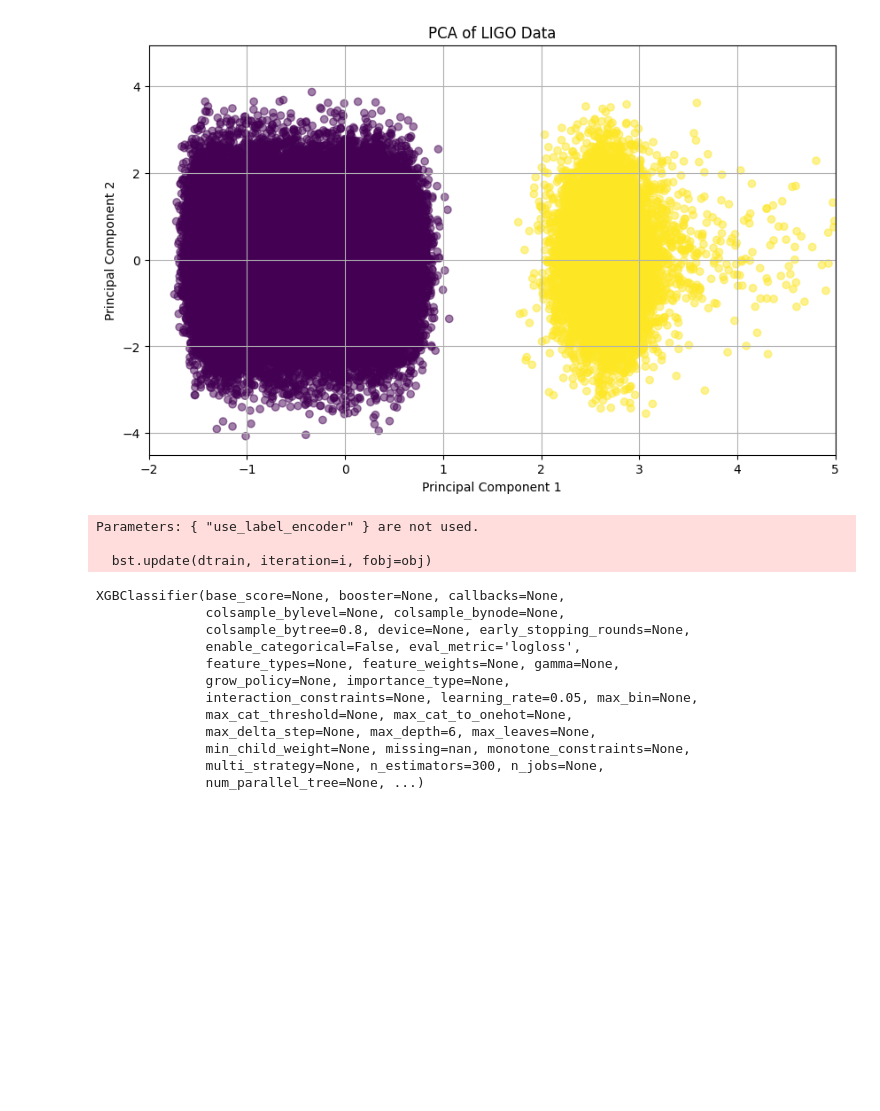
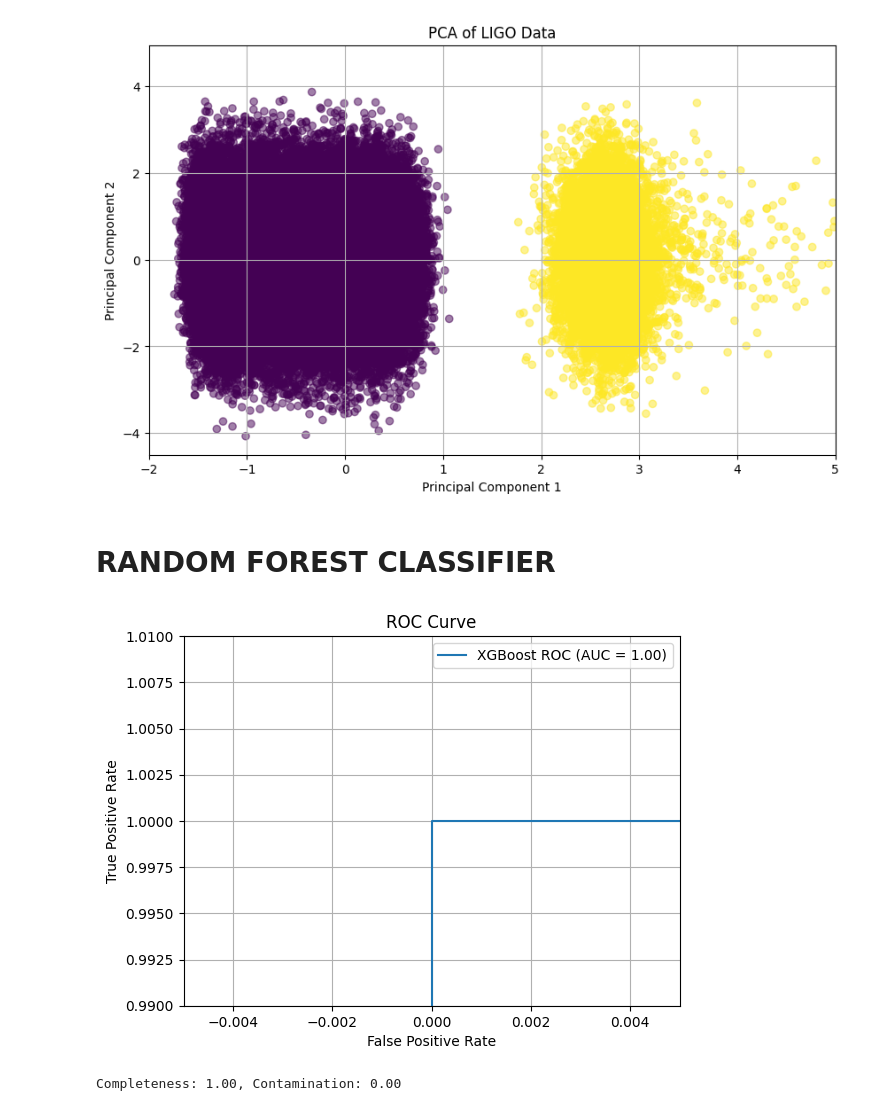
Before and after one commit to oblivion0218/ES_AstroStatistic, a Jupyter notebook: Riccardo_Bossi/lez 20/ligo.ipynb, the cells around one changed output. Cells and saved outputs as stored; diff of their text form; code cells hidden in the pictures; blank space fills up the shorter version.

```diff
--- a/Riccardo_Bossi/lez 20/ligo.ipynb
+++ b/Riccardo_Bossi/lez 20/ligo.ipynb
@@ -116,22 +113,0 @@ X_train, X_test, y_train, y_test = train_test_split(X_scaled, y, test_size=0.3,
-# %%
-from xgboost import XGBClassifier
-model = XGBClassifier(n_estimators=300, max_depth=6, learning_rate=0.05,
-                      subsample=0.8, colsample_bytree=0.8, random_state=42, use_label_encoder=False, eval_metric='logloss')
-
-model.fit(X_train, y_train)
-# %% [output]
-Parameters: { "use_label_encoder" } are not used.
-
-  bst.update(dtrain, iteration=i, fobj=obj)
-XGBClassifier(base_score=None, booster=None, callbacks=None,
-              colsample_bylevel=None, colsample_bynode=None,
-              colsample_bytree=0.8, device=None, early_stopping_rounds=None,
-              enable_categorical=False, eval_metric='logloss',
-              feature_types=None, feature_weights=None, gamma=None,
-              grow_policy=None, importance_type=None,
-              interaction_constraints=None, learning_rate=0.05, max_bin=None,
-              max_cat_threshold=None, max_cat_to_onehot=None,
-              max_delta_step=None, max_depth=6, max_leaves=None,
-              min_child_weight=None, missing=nan, monotone_constraints=None,
-              multi_strategy=None, n_estimators=300, n_jobs=None,
-              num_parallel_tree=None, ...)
@@ -137,0 +116,33 @@ XGBClassifier(base_score=None, booster=None, callbacks=None,
+# %% [markdown]
+# RANDOM FOREST CLASSIFIER
+# %%
+from sklearn.ensemble import RandomForestClassifier
+
+ranfor = RandomForestClassifier(n_estimators=100, random_state=42)
+ranfor.fit(X_train, y_train)
+
+y_score = ranfor.predict_proba(X_test)[:,1]
+fpr, tpr, _ = roc_curve(y_test, y_score)
+roc_auc = np.trapz(tpr, fpr)
+
+plt.plot(fpr, tpr, label=f'XGBoost ROC (AUC = {roc_auc:.2f})')
+plt.xlabel("False Positive Rate")
+plt.ylabel("True Positive Rate")
+plt.title("ROC Curve")
+plt.legend()
+plt.grid(True)
+plt.xlim(-0.005, 0.005)
+plt.ylim(0.99, 1.01)
+plt.show()
+
+y_pred = ranfor.predict(X_test)
+C = confusion_matrix(y_test, y_pred)
+C
+tn, fp, fn, tp = confusion_matrix(y_test, y_pred).ravel()
+completeness = tp / (tp + fn)
+contamination = fp / (tp + fp)
+
+print(f"Completeness: {completeness:.2f}, Contamination: {contamination:.2f}")
+# %% [output]
+[figure, added]
+Completeness: 1.00, Contamination: 0.00
```
Also changed, not shown: parts of 17 cells of this notebook, 3 other files.
